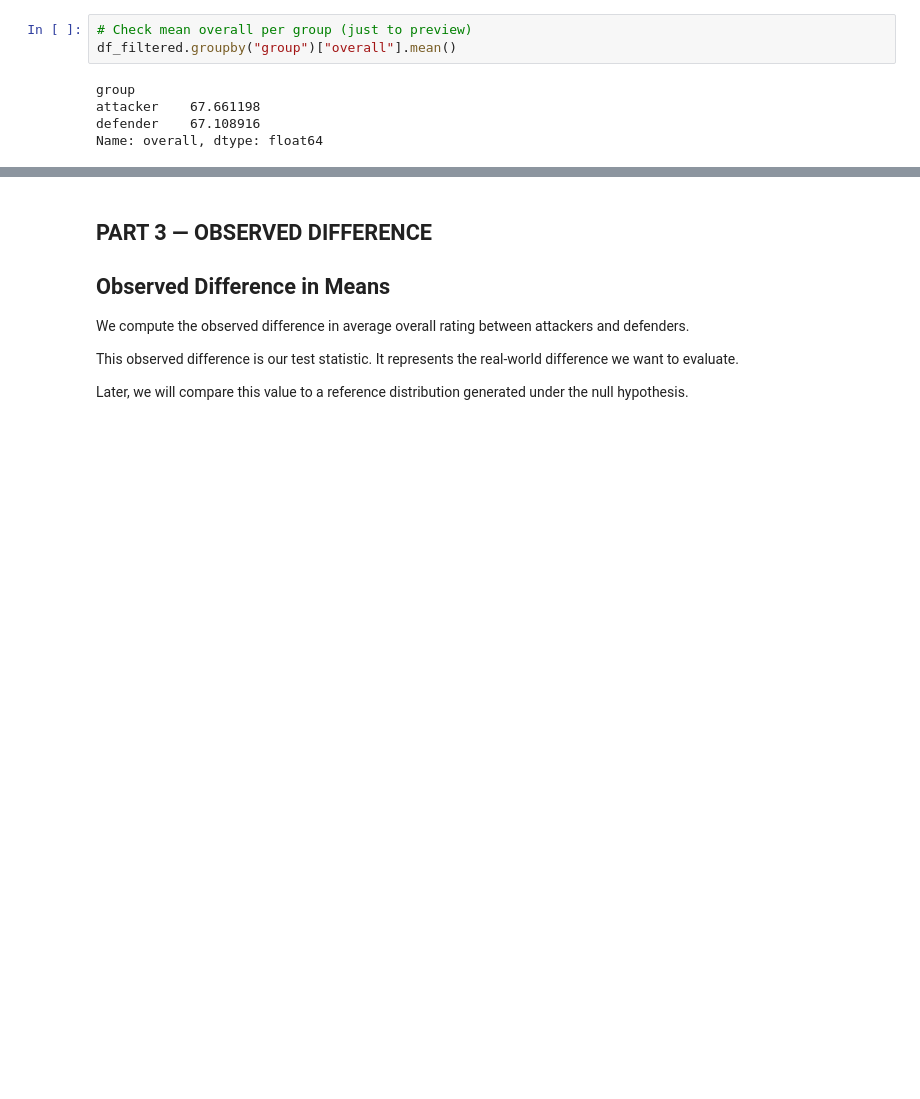
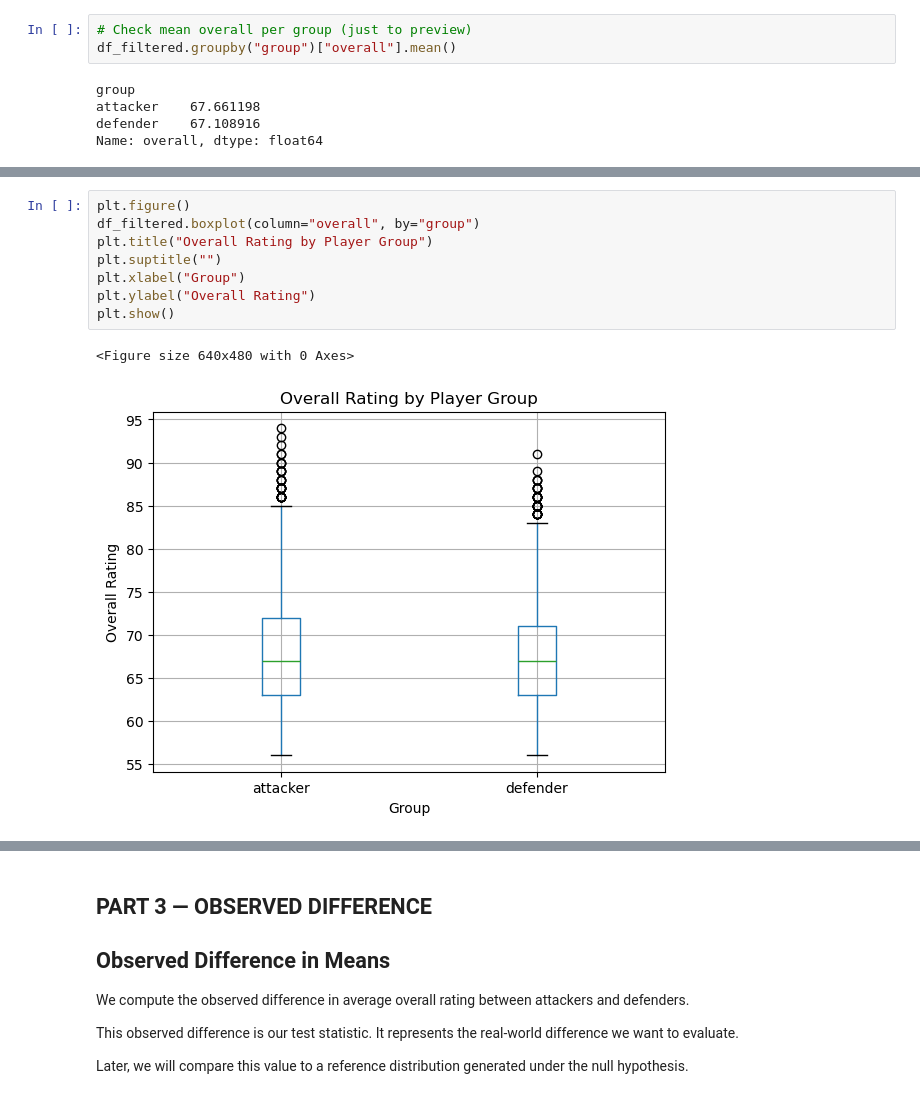
Before and after one commit to yoxansangare-cloud/fifa-permutation-test, a Jupyter notebook: analysis.ipynb, the cells around one changed output, grey strips where cells are left out. Drawn from its saved outputs; the diff is of its cells as text; blank space fills up the shorter version.

```diff
--- a/analysis.ipynb
+++ b/analysis.ipynb
@@ -139,0 +177,11 @@ Name: overall, dtype: float64
+# %%
+plt.figure()
+df_filtered.boxplot(column="overall", by="group")
+plt.title("Overall Rating by Player Group")
+plt.suptitle("")
+plt.xlabel("Group")
+plt.ylabel("Overall Rating")
+plt.show()
+# %% [output]
+<Figure size 640x480 with 0 Axes>
+[figure, added]
```
Also changed, not shown: parts of 14 cells of this notebook.
